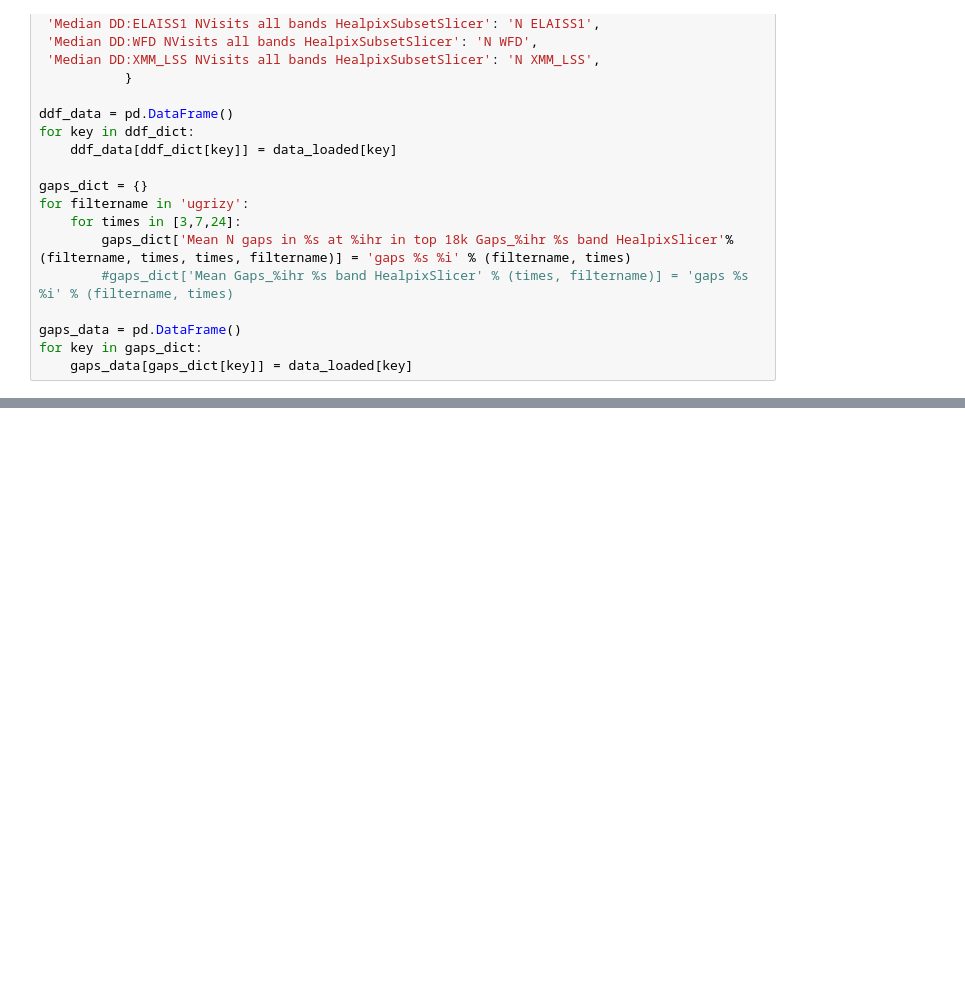
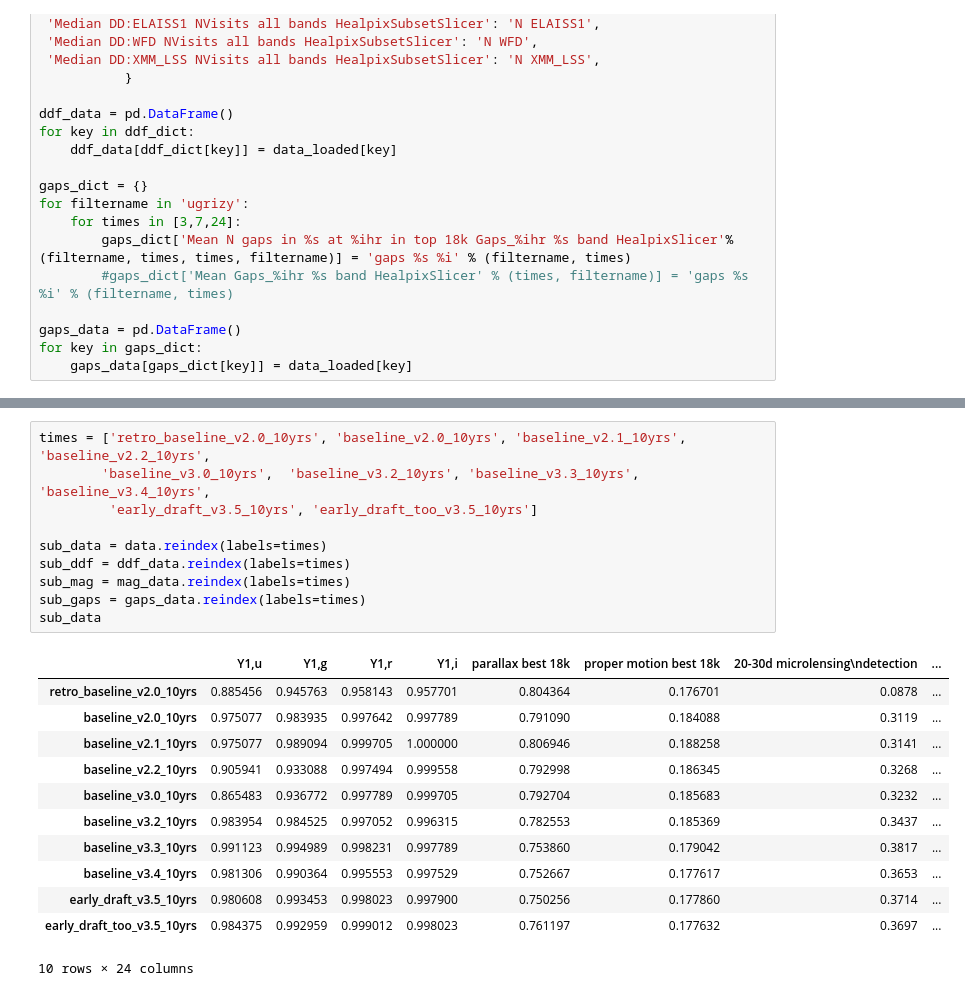
Before and after one commit to lsst-sims/sims_featureScheduler_runs3.5, a Jupyter notebook: maf/quick_look.ipynb, the cells around one changed output, grey strips where cells are left out. Saved outputs shown, nothing was run; the diff lists cells and outputs as text; blank space fills up the shorter version.

```diff
--- a/maf/quick_look.ipynb
+++ b/maf/quick_look.ipynb
@@ -225,0 +240,23 @@ data
+# %%
+times = ['retro_baseline_v2.0_10yrs', 'baseline_v2.0_10yrs', 'baseline_v2.1_10yrs', 'baseline_v2.2_10yrs',
+        'baseline_v3.0_10yrs',  'baseline_v3.2_10yrs', 'baseline_v3.3_10yrs', 'baseline_v3.4_10yrs',
+         'early_draft_v3.5_10yrs', 'early_draft_too_v3.5_10yrs']
+
+sub_data = data.reindex(labels=times)
+sub_ddf = ddf_data.reindex(labels=times)
+sub_mag = mag_data.reindex(labels=times)
+sub_gaps = gaps_data.reindex(labels=times)
+sub_data
+# %% [output]
+|  | Y1,u | Y1,g | Y1,r | Y1,i | parallax best 18k | proper motion best 18k | 20-30d microlensing\ndetection | ... |
+| retro_baseline_v2.0_10yrs | 0.885456 | 0.945763 | 0.958143 | 0.957701 | 0.804364 | 0.176701 | 0.0878 | ... |
+| baseline_v2.0_10yrs | 0.975077 | 0.983935 | 0.997642 | 0.997789 | 0.791090 | 0.184088 | 0.3119 | ... |
+| baseline_v2.1_10yrs | 0.975077 | 0.989094 | 0.999705 | 1.000000 | 0.806946 | 0.188258 | 0.3141 | ... |
+| baseline_v2.2_10yrs | 0.905941 | 0.933088 | 0.997494 | 0.999558 | 0.792998 | 0.186345 | 0.3268 | ... |
+| baseline_v3.0_10yrs | 0.865483 | 0.936772 | 0.997789 | 0.999705 | 0.792704 | 0.185683 | 0.3232 | ... |
+| baseline_v3.2_10yrs | 0.983954 | 0.984525 | 0.997052 | 0.996315 | 0.782553 | 0.185369 | 0.3437 | ... |
+| baseline_v3.3_10yrs | 0.991123 | 0.994989 | 0.998231 | 0.997789 | 0.753860 | 0.179042 | 0.3817 | ... |
+| baseline_v3.4_10yrs | 0.981306 | 0.990364 | 0.995553 | 0.997529 | 0.752667 | 0.177617 | 0.3653 | ... |
+| early_draft_v3.5_10yrs | 0.980608 | 0.993453 | 0.998023 | 0.997900 | 0.750256 | 0.177860 | 0.3714 | ... |
+| early_draft_too_v3.5_10yrs | 0.984375 | 0.992959 | 0.999012 | 0.998023 | 0.761197 | 0.177632 | 0.3697 | ... |
+10 rows × 24 columns
```
Also changed, not shown: parts of 6 cells of this notebook, 5 other files.
